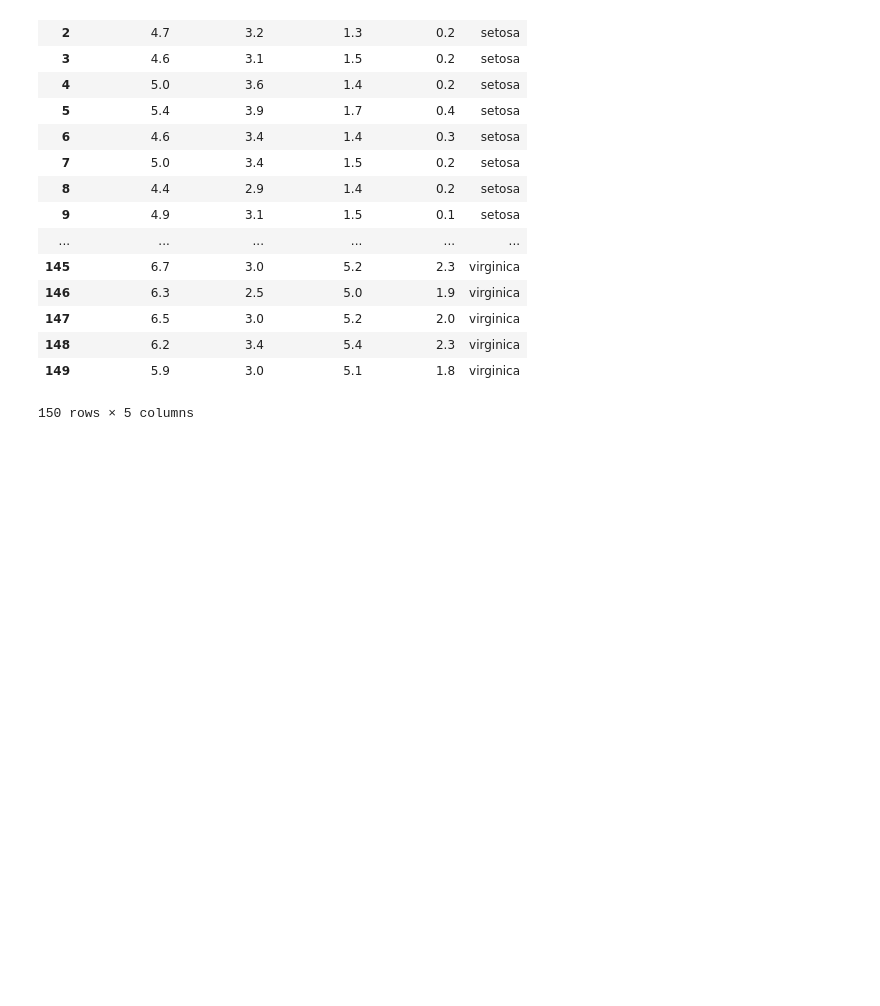
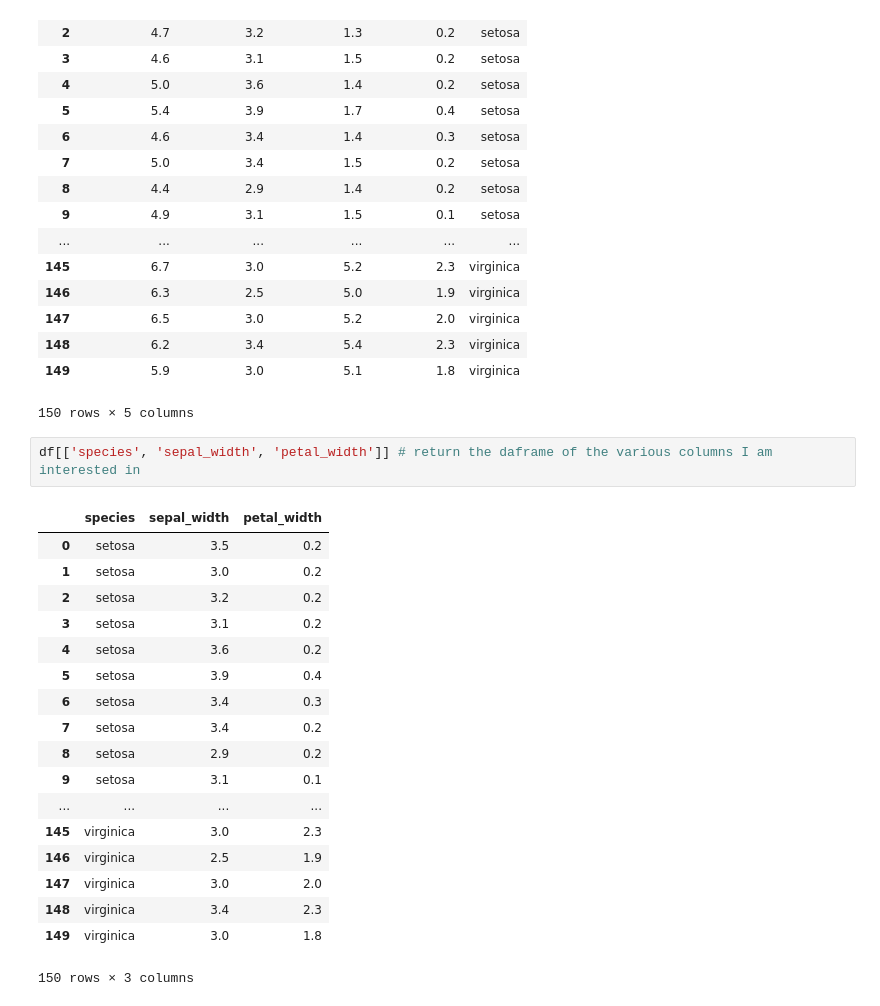
Before and after one commit to taking1fortheteam/ProgrammingForDA_DataSet_13Dec2019, a Jupyter notebook: ProgrammingForDA_Dec2019.ipynb, the cells around one changed output. Drawn from its saved outputs; the diff is of its cells as text; blank space fills up the shorter version.

```diff
--- a/ProgrammingForDA_Dec2019.ipynb
+++ b/ProgrammingForDA_Dec2019.ipynb
@@ -27,3 +29,24 @@ df # data frame (show it)
 | 148 | 6.2 | 3.4 | 5.4 | 2.3 | virginica |
 | 149 | 5.9 | 3.0 | 5.1 | 1.8 | virginica |
 150 rows × 5 columns
+# %%
+df[['species', 'sepal_width', 'petal_width']] # return the daframe of the various columns I am interested in
+# %% [output]
+|  | species | sepal_width | petal_width |
+| 0 | setosa | 3.5 | 0.2 |
+| 1 | setosa | 3.0 | 0.2 |
+| 2 | setosa | 3.2 | 0.2 |
+| 3 | setosa | 3.1 | 0.2 |
+| 4 | setosa | 3.6 | 0.2 |
+| 5 | setosa | 3.9 | 0.4 |
+| 6 | setosa | 3.4 | 0.3 |
+| 7 | setosa | 3.4 | 0.2 |
+| 8 | setosa | 2.9 | 0.2 |
+| 9 | setosa | 3.1 | 0.1 |
+| ... | ... | ... | ... |
+| 145 | virginica | 3.0 | 2.3 |
+| 146 | virginica | 2.5 | 1.9 |
+| 147 | virginica | 3.0 | 2.0 |
+| 148 | virginica | 3.4 | 2.3 |
+| 149 | virginica | 3.0 | 1.8 |
+150 rows × 3 columns
```
Also changed, not shown: parts of 12 cells of this notebook.
